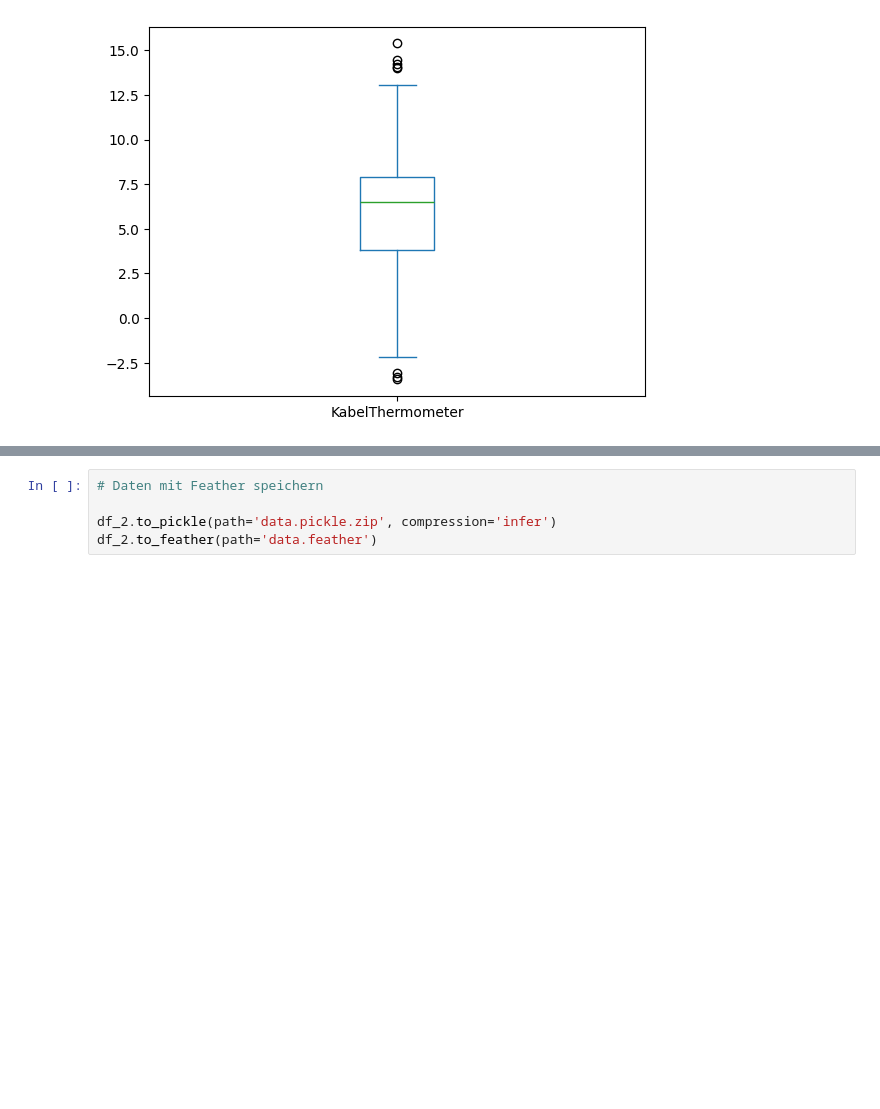
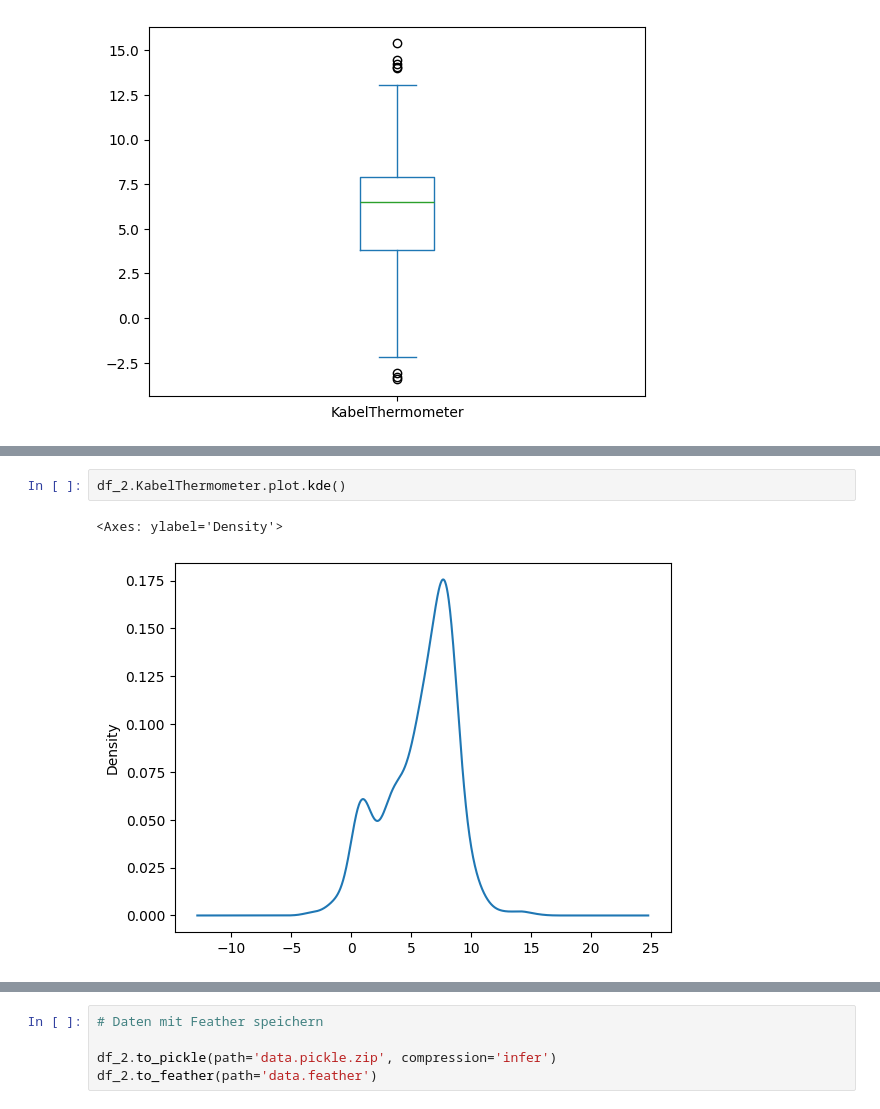
Before and after one commit to DrGonzales/pandaspielplatz, a Jupyter notebook: 1_pandas_basics.ipynb, the cells around one changed output, grey strips where cells are left out. Drawn from its saved outputs; the diff is of its cells as text; blank space fills up the shorter version.

```diff
--- a/1_pandas_basics.ipynb
+++ b/1_pandas_basics.ipynb
@@ -57,0 +78,5 @@ df_2.KabelThermometer.plot.box()
+# %%
+df_2.KabelThermometer.plot.kde()
+# %% [output]
+<Axes: ylabel='Density'>
+[figure, added]
```
Also changed, not shown: parts of 16 cells of this notebook, 1 other file.
